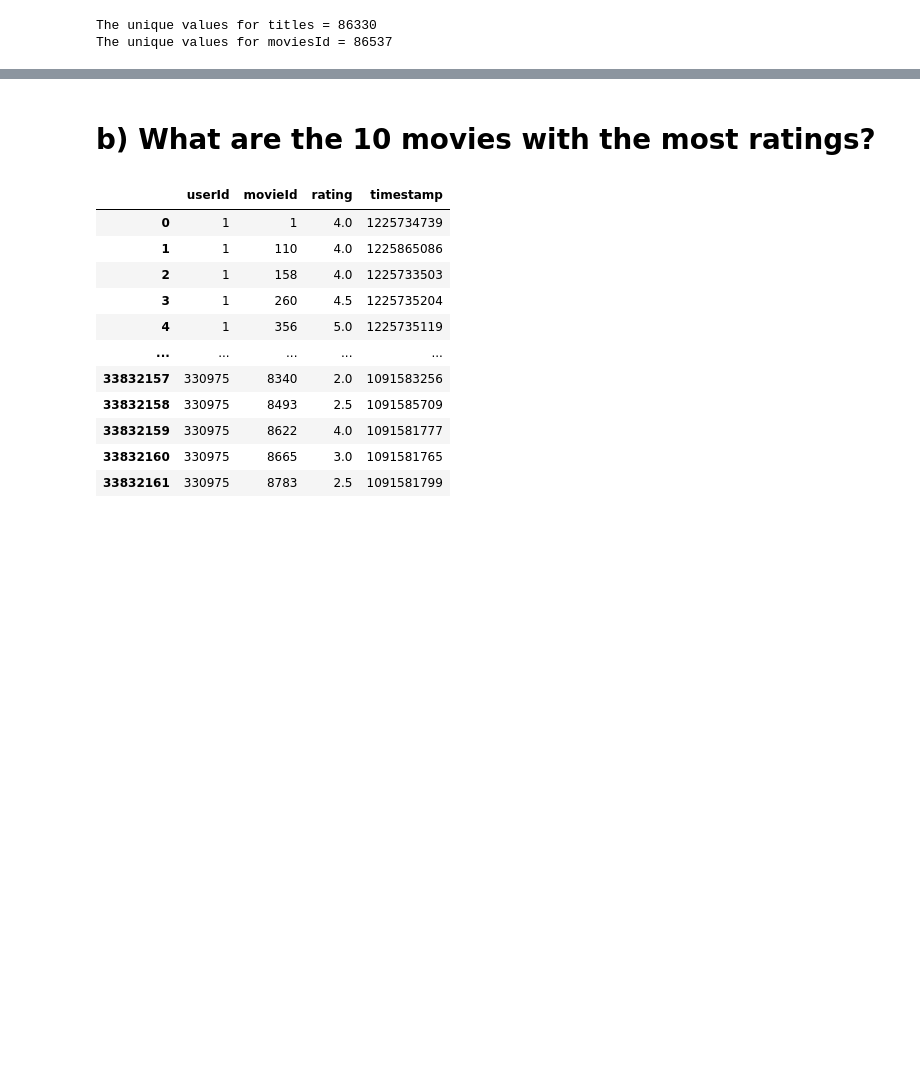
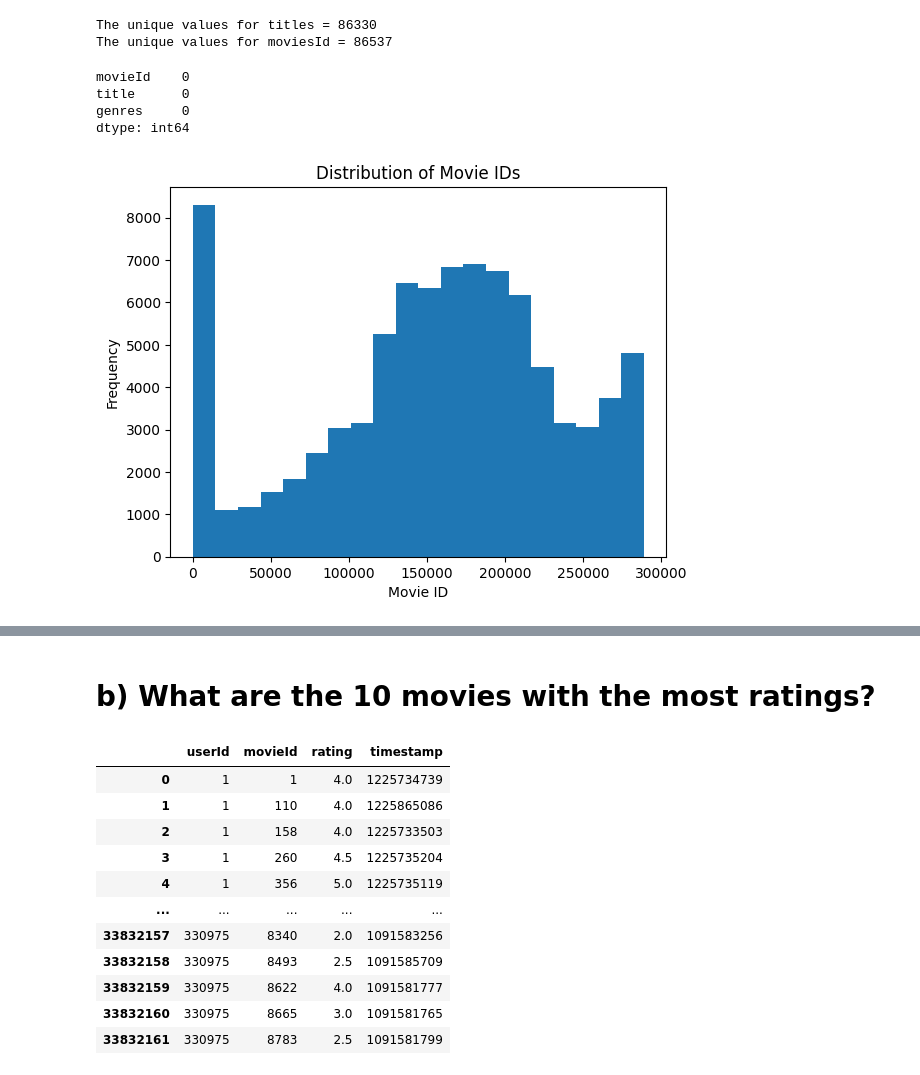
Before and after one commit to mosendamnit/AI-muhsin-OPA23, a Jupyter notebook: labs/lab_01.ipynb, the cells around one changed output, grey strips where cells are left out. Saved outputs shown, nothing was run; the diff lists cells and outputs as text; code cells hidden in the pictures; blank space fills up the shorter version.

```diff
--- a/labs/lab_01.ipynb
+++ b/labs/lab_01.ipynb
@@ -71,3 +83,23 @@ print(f"The unique values for moviesId = {unique_movies}")
 # %% [output]
 The unique values for titles = 86330
 The unique values for moviesId = 86537
+# %%
+# Check for missing values
+missing_values = df_movies.isnull().sum()
+missing_values
+# %% [output]
+movieId    0
+title      0
+genres     0
+dtype: int64
+# %%
+import matplotlib.pyplot as plt
+
+# Histogram for movieId
+plt.hist(df_movies['movieId'], bins=20)
+plt.xlabel('Movie ID')
+plt.ylabel('Frequency')
+plt.title('Distribution of Movie IDs')
+plt.show()
+# %% [output]
+[figure, added]
```
Also changed, not shown: parts of 20 cells of this notebook.
